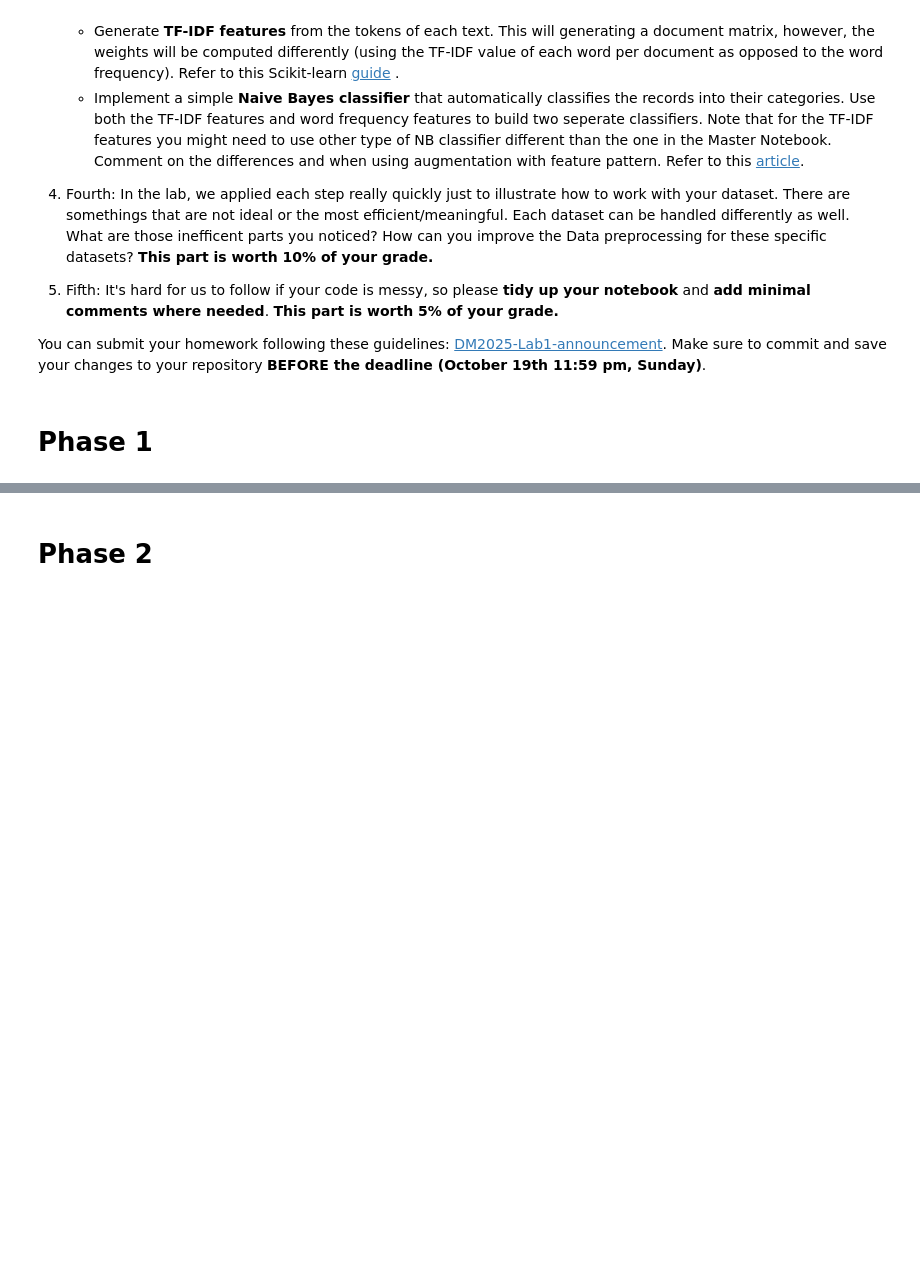
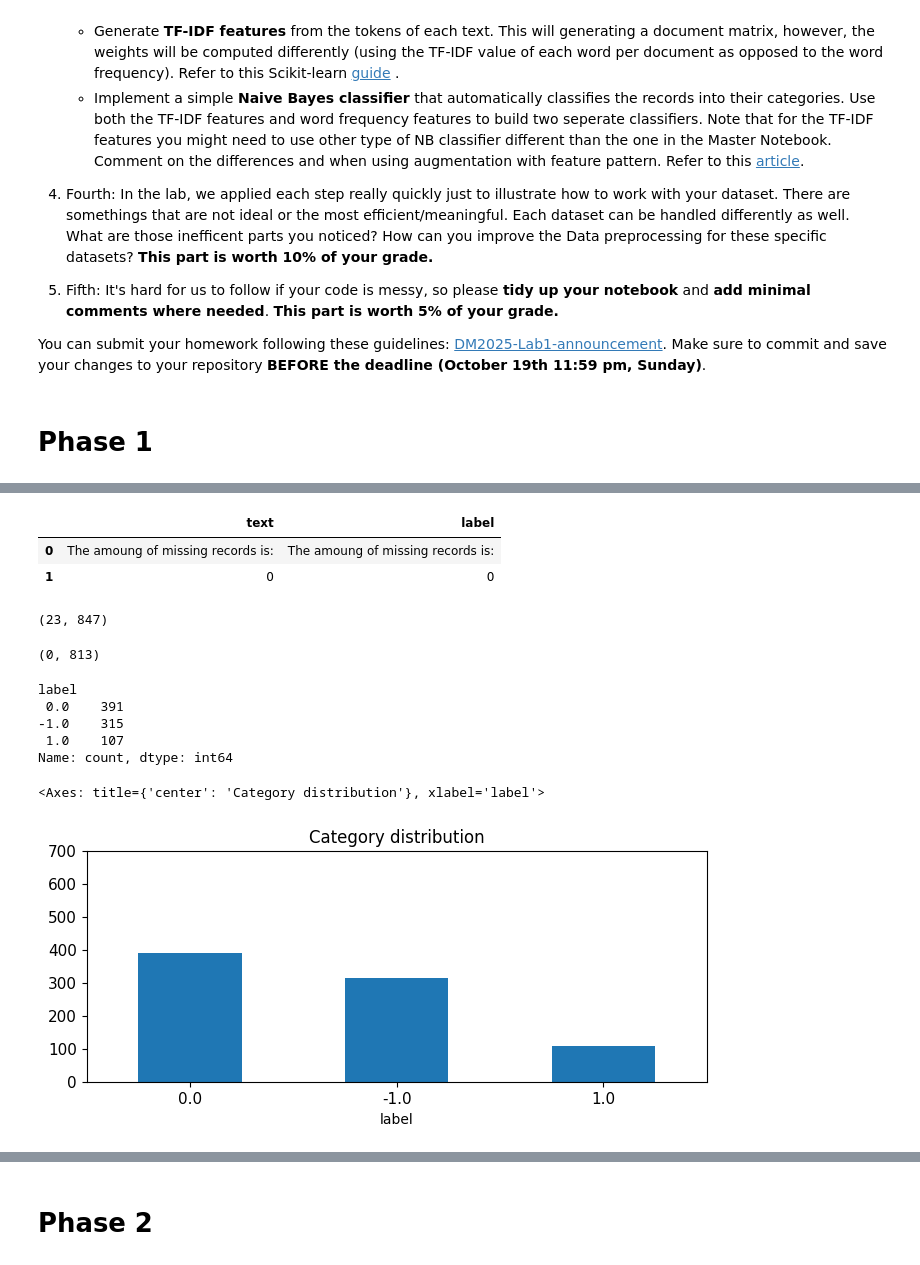
Before and after one commit to CedricCVT/DM2025-Lab1-Exercise, a Jupyter notebook: DM2025-Lab1-Homework.ipynb, the cells around one changed output, grey strips where cells are left out. Cells and saved outputs as stored; diff of their text form; code cells hidden in the pictures; blank space fills up the shorter version.

```diff
--- a/DM2025-Lab1-Homework.ipynb
+++ b/DM2025-Lab1-Homework.ipynb
@@ -62,0 +88,8 @@ You can submit your homework following these guidelines: [DM2025-Lab1-announceme
+# %%
+df = pd.read_csv('Reddit-stock-sentiment.csv')
+
+# Display the columns
+print(df.columns)
+
+#display the first 5 lines
+df.head()
@@ -62,0 +107,5 @@ You can submit your homework following these guidelines: [DM2025-Lab1-announceme
+# %%
+# we are just going to keep the text, and the label. (we assume we can skip the title as more data will be in the text, and that sonetimes the title of reddit post can be ironic)
+
+df=df[['text', 'label']]
+df.head()
@@ -62,0 +119,32 @@ You can submit your homework following these guidelines: [DM2025-Lab1-announceme
+# %%
+df.isnull().apply(lambda x: dmh.check_missing_values(x))
+# %% [output]
+|  | text | label |
+| 0 | The amoung of missing records is: | The amoung of missing records is: |
+| 1 | 0 | 0 |
+# %%
+sum(df.duplicated("text")), len(df)
+# %% [output]
+(23, 847)
+# %%
+df.drop_duplicates(keep=False, inplace=True)
+# %%
+sum(df.duplicated("text")), len(df)
+# %% [output]
+(0, 813)
+# %%
+print(df.label.value_counts())
+
+# plot barchart for X
+df.label.value_counts().plot(kind = 'bar',
+                                    title = 'Category distribution',
+                                    ylim = [0, 700],
+                                    rot = 0, fontsize = 11, figsize = (8,3))
+# %% [output]
+label
+ 0.0    391
+-1.0    315
+ 1.0    107
+Name: count, dtype: int64
+<Axes: title={'center': 'Category distribution'}, xlabel='label'>
+[figure, added]
```
Also changed, not shown: parts of 4 cells of this notebook, 1 other file.
